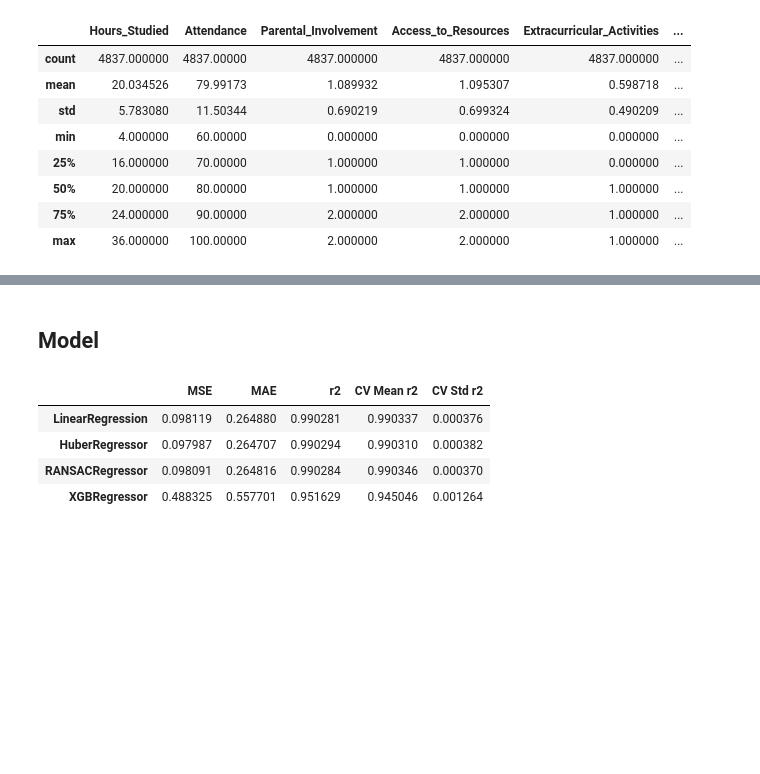
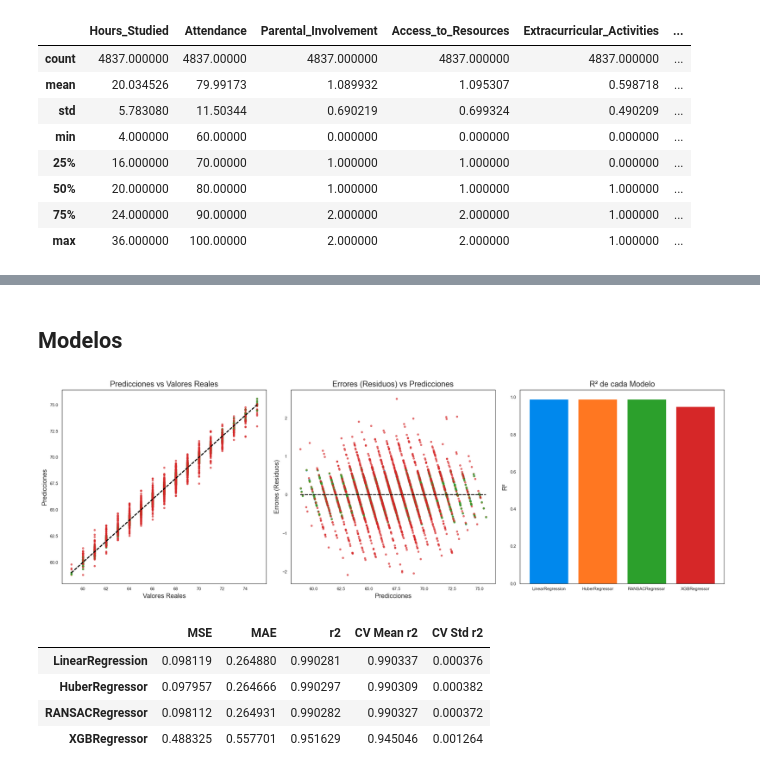
Before and after one commit to JRI11930/StudentPerformance, a Jupyter notebook: StudentPerformance.ipynb, the cells around one changed output, grey strips where cells are left out. Saved outputs shown, nothing was run; the diff lists cells and outputs as text; code cells hidden in the pictures; blank space fills up the shorter version.

```diff
--- a/StudentPerformance.ipynb
+++ b/StudentPerformance.ipynb
@@ -320,3 +347,3 @@ sns.heatmap(cm, cmap='Purples', square=True)
 # %% [markdown]
-## Model
+## Modelos
 # %%
@@ -327,25 +354,70 @@ X_train, X_test, y_train, y_test = train_test_split(X, y, test_size=0.3, random_
 # %%
 def evaluate_models(models, X_train, y_train, X_test, y_test):
     metrics = {}
+
+    # Crear una figura para las gráficas
+    fig, axes = plt.subplots(1, 3, figsize=(18, 6))
+
     for model in models:
         # Cross-validation
         cv_scores = cross_val_score(model, X_train, y_train, cv=5, scoring='r2')
 
         # Fit the model
         model.fit(X_train, y_train)
         y_pred = model.predict(X_test)
 
         mse = mean_squared_error(y_test, y_pred)
         mae = mean_absolute_error(y_test, y_pred)
         r2 = r2_score(y_test, y_pred)
 
         metrics[model.__class__.__name__] = {
             'MSE': mse,
             'MAE': mae,
             'r2': r2,
             'CV Mean r2': cv_scores.mean(),
             'CV Std r2': cv_scores.std()
         }
 
+        # Visualización 1: Gráfico de predicciones vs valores reales
+        axes[0].scatter(y_test, y_pred, label=model.__class__.__name__, alpha=0.6)
+        axes[0].plot([min(y_test), max(y_test)], [min(y_test), max(y_test)], color='black', linestyle='--')
+        axes[0].set_title('Predicciones vs Valores Reales')
+        axes[0].set_xlabel('Valores Reales')
+        axes[0].set_ylabel('Predicciones')
+
+        # Visualización 2: Gráfico de residuos (errores)
+        residuals = y_test - y_pred
+        axes[1].scatter(y_pred, residuals, label=model.__class__.__name__, alpha=0.6)
+        axes[1].hlines(y=0, xmin=min(y_pred), xmax=max(y_pred), color='black', linestyle='--')
+        axes[1].set_title('Errores (Residuos) vs Predicciones')
+        axes[1].set_xlabel('Predicciones')
+        axes[1].set_ylabel('Errores (Residuos)')
+
+        # Visualización 3: Gráfico de barras de R²
+        axes[2].bar(model.__class__.__name__, r2, label=model.__class__.__name__)
+        axes[2].set_title('R² de cada Modelo')
+        axes[2].set_ylabel('R²')
+
+    # Ajustar la disposición de los subgráficos
+    plt.tight_layout()
+    plt.show()
+
+    # Convertir las métricas en un DataFrame
     metrics_df = pd.DataFrame(metrics).T
     return metrics_df
+
+# Llamada a la función con los modelos
+models = [LinearRegression(),
+          HuberRegressor(max_iter=1000),
+          RANSACRegressor(),
+          XGBRegressor()]
+
+metrics_df = evaluate_models(models, X_train, y_train, X_test, y_test)
+metrics_df
+# %% [output]
+[figure, added]
+|  | MSE | MAE | r2 | CV Mean r2 | CV Std r2 |
+| LinearRegression | 0.098119 | 0.264880 | 0.990281 | 0.990337 | 0.000376 |
+| HuberRegressor | 0.097957 | 0.264666 | 0.990297 | 0.990309 | 0.000382 |
+| RANSACRegressor | 0.098112 | 0.264931 | 0.990282 | 0.990327 | 0.000372 |
+| XGBRegressor | 0.488325 | 0.557701 | 0.951629 | 0.945046 | 0.001264 |
@@ -357,12 +424,3 @@ models = [LinearRegression(),
-# %%
-metrics_df = evaluate_models(models, X_train, y_train, X_test, y_test)
-metrics_df
-# %% [output]
-|  | MSE | MAE | r2 | CV Mean r2 | CV Std r2 |
-| LinearRegression | 0.098119 | 0.264880 | 0.990281 | 0.990337 | 0.000376 |
-| HuberRegressor | 0.097987 | 0.264707 | 0.990294 | 0.990310 | 0.000382 |
-| RANSACRegressor | 0.098091 | 0.264816 | 0.990284 | 0.990346 | 0.000370 |
-| XGBRegressor | 0.488325 | 0.557701 | 0.951629 | 0.945046 | 0.001264 |
 # %%
 sns.set(style="whitegrid")
 colors = sns.color_palette("Purples", len(metrics_df[['MSE', 'MAE']].columns))
```
Also changed, not shown: parts of 31 cells of this notebook, 1 other file.
